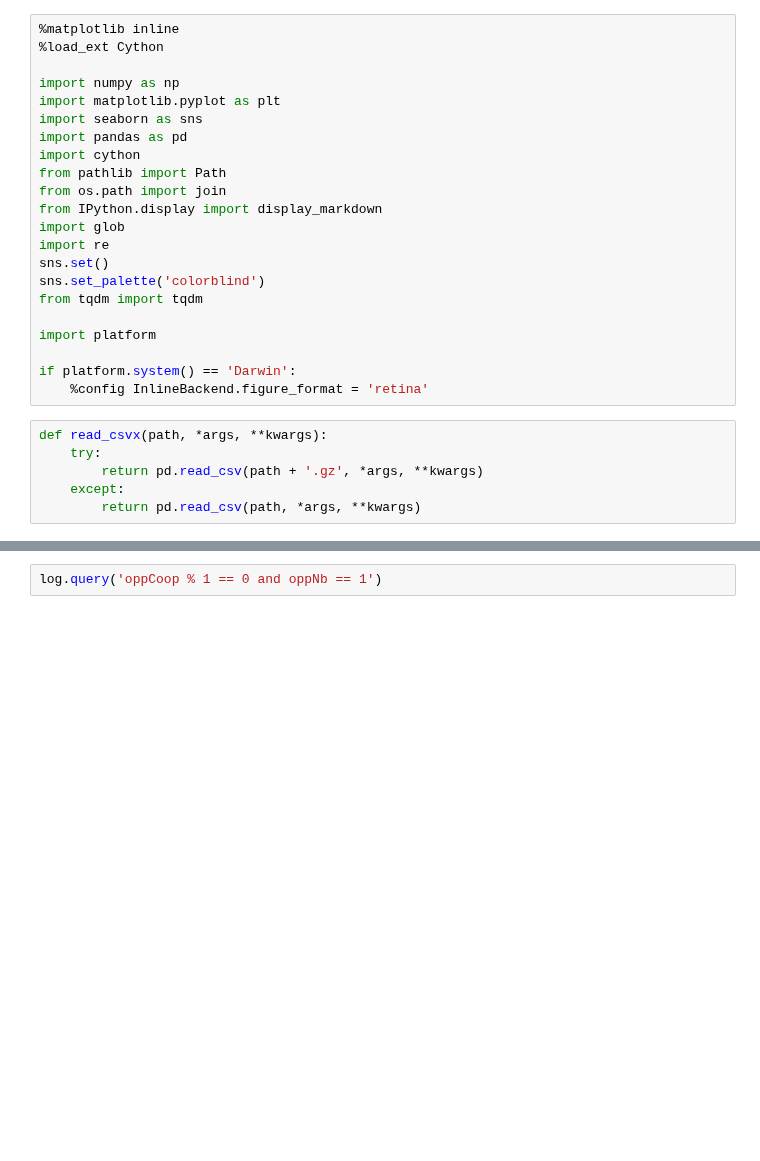
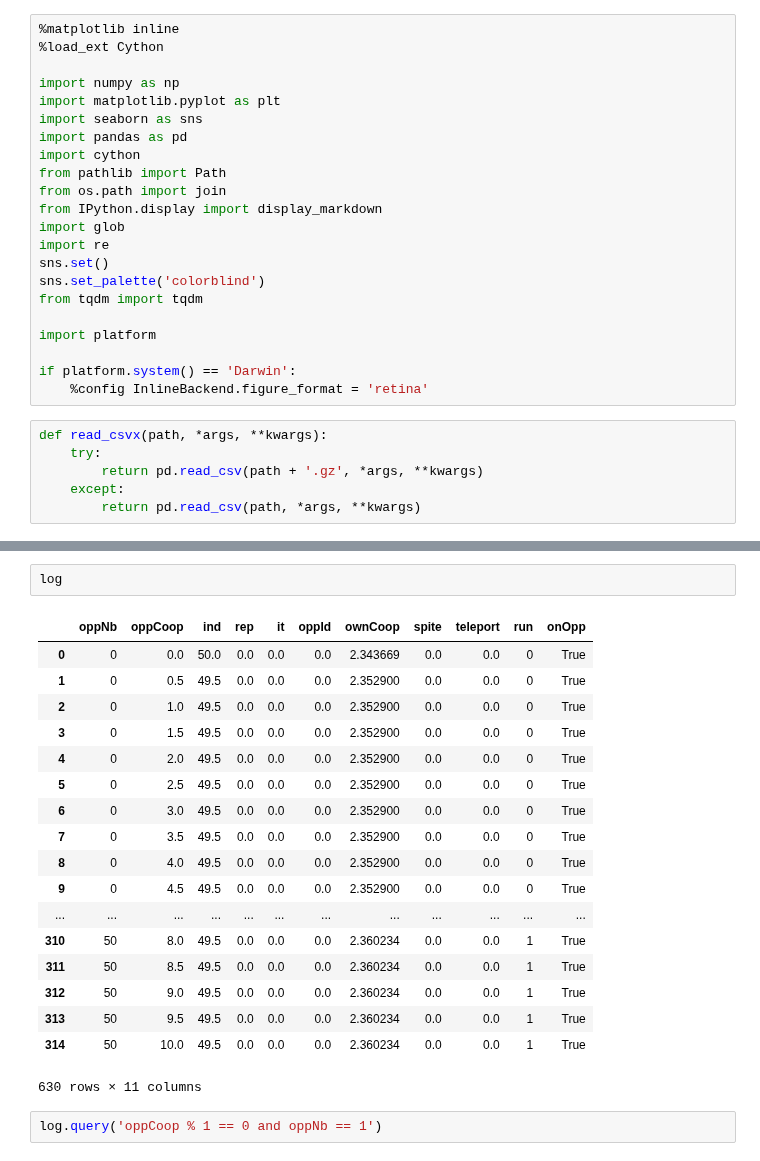
Before and after one commit to PaulEcoffet/roborobo3, a Jupyter notebook: roborobo3/notebooks/heatmap_choice.ipynb, the cells around one changed output, grey strips where cells are left out. Saved outputs shown, nothing was run; the diff lists cells and outputs as text; blank space fills up the shorter version.

```diff
--- a/roborobo3/notebooks/heatmap_choice.ipynb
+++ b/roborobo3/notebooks/heatmap_choice.ipynb
@@ -83,3 +67,24 @@ sns.despine()
+# %%
+log
+# %% [output]
+|  | oppNb | oppCoop | ind | rep | it | oppId | ownCoop | spite | teleport | run | onOpp |
+| 0 | 0 | 0.0 | 50.0 | 0.0 | 0.0 | 0.0 | 2.343669 | 0.0 | 0.0 | 0 | True |
+| 1 | 0 | 0.5 | 49.5 | 0.0 | 0.0 | 0.0 | 2.352900 | 0.0 | 0.0 | 0 | True |
+| 2 | 0 | 1.0 | 49.5 | 0.0 | 0.0 | 0.0 | 2.352900 | 0.0 | 0.0 | 0 | True |
+| 3 | 0 | 1.5 | 49.5 | 0.0 | 0.0 | 0.0 | 2.352900 | 0.0 | 0.0 | 0 | True |
+| 4 | 0 | 2.0 | 49.5 | 0.0 | 0.0 | 0.0 | 2.352900 | 0.0 | 0.0 | 0 | True |
+| 5 | 0 | 2.5 | 49.5 | 0.0 | 0.0 | 0.0 | 2.352900 | 0.0 | 0.0 | 0 | True |
+| 6 | 0 | 3.0 | 49.5 | 0.0 | 0.0 | 0.0 | 2.352900 | 0.0 | 0.0 | 0 | True |
+| 7 | 0 | 3.5 | 49.5 | 0.0 | 0.0 | 0.0 | 2.352900 | 0.0 | 0.0 | 0 | True |
+| 8 | 0 | 4.0 | 49.5 | 0.0 | 0.0 | 0.0 | 2.352900 | 0.0 | 0.0 | 0 | True |
+| 9 | 0 | 4.5 | 49.5 | 0.0 | 0.0 | 0.0 | 2.352900 | 0.0 | 0.0 | 0 | True |
+| ... | ... | ... | ... | ... | ... | ... | ... | ... | ... | ... | ... |
+| 310 | 50 | 8.0 | 49.5 | 0.0 | 0.0 | 0.0 | 2.360234 | 0.0 | 0.0 | 1 | True |
+| 311 | 50 | 8.5 | 49.5 | 0.0 | 0.0 | 0.0 | 2.360234 | 0.0 | 0.0 | 1 | True |
+| 312 | 50 | 9.0 | 49.5 | 0.0 | 0.0 | 0.0 | 2.360234 | 0.0 | 0.0 | 1 | True |
+| 313 | 50 | 9.5 | 49.5 | 0.0 | 0.0 | 0.0 | 2.360234 | 0.0 | 0.0 | 1 | True |
+| 314 | 50 | 10.0 | 49.5 | 0.0 | 0.0 | 0.0 | 2.360234 | 0.0 | 0.0 | 1 | True |
+630 rows × 11 columns
 # %%
 log.query('oppCoop % 1 == 0 and oppNb == 1')
 # %% [output]
```
Also changed, not shown: parts of 2 cells of this notebook, 4 other files.
